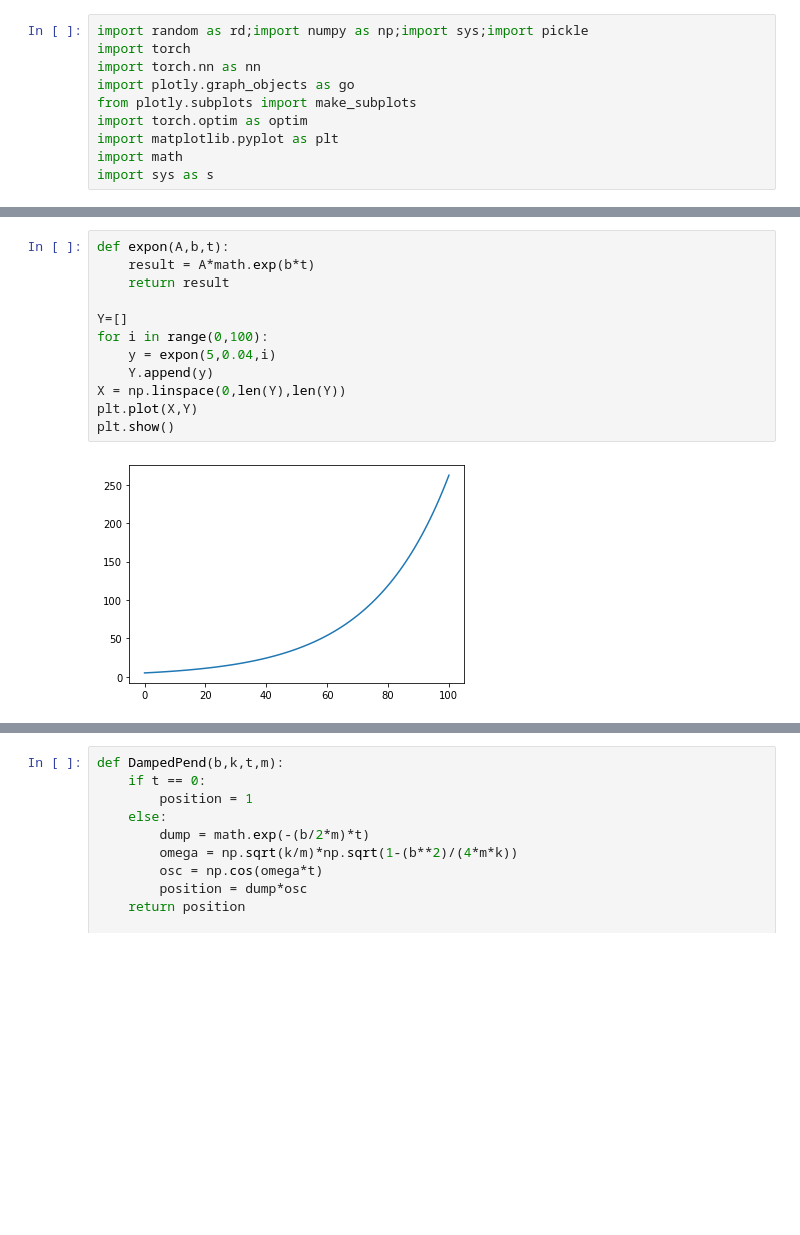
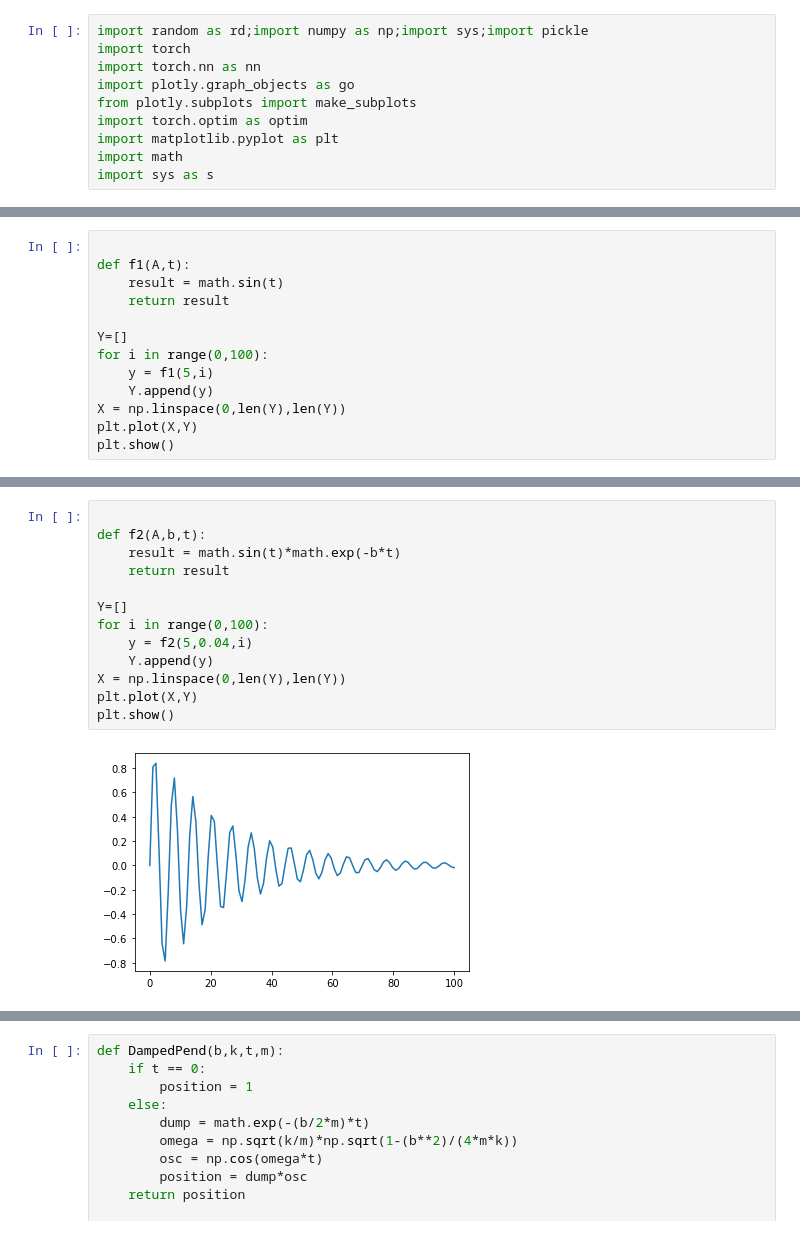
Before and after one commit to SchultzVV/Biology, a Jupyter notebook: method_prove/Show Dataset.ipynb, the cells around one changed output, grey strips where cells are left out. Saved outputs shown, nothing was run; the diff lists cells and outputs as text; blank space fills up the shorter version.

```diff
--- a/method_prove/Show Dataset.ipynb
+++ b/method_prove/Show Dataset.ipynb
@@ -42,3 +42,16 @@ Requirement already satisfied: charset-normalizer~=2.0.0 in /home/v/anaconda3/li
 Requirement already satisfied: certifi>=2017.4.17 in /home/v/anaconda3/lib/python3.9/site-packages (from requests->torchvision) (2021.10.8)
 Installing collected packages: torch, torchvision, torchaudio
 Successfully installed torch-1.12.1 torchaudio-0.12.1 torchvision-0.13.1
+# %%
+
+def f1(A,t):
+    result = math.sin(t)
+    return result
+
+Y=[]
+for i in range(0,100):
+    y = f1(5,i)
+    Y.append(y)
+X = np.linspace(0,len(Y),len(Y))
+plt.plot(X,Y)
+plt.show()
@@ -45,14 +60,15 @@ Successfully installed torch-1.12.1 torchaudio-0.12.1 torchvision-0.13.1
 # %%
-def expon(A,b,t):
-    result = A*math.exp(b*t)
+
+def f2(A,b,t):
+    result = math.sin(t)*math.exp(-b*t)
     return result
 
 Y=[]
 for i in range(0,100):
-    y = expon(5,0.04,i)
+    y = f2(5,0.04,i)
     Y.append(y)
 X = np.linspace(0,len(Y),len(Y))
 plt.plot(X,Y)
 plt.show()
 # %% [output]
-[figure, old version]
+[figure, new version]
```
Also changed, not shown: parts of 6 cells of this notebook.
